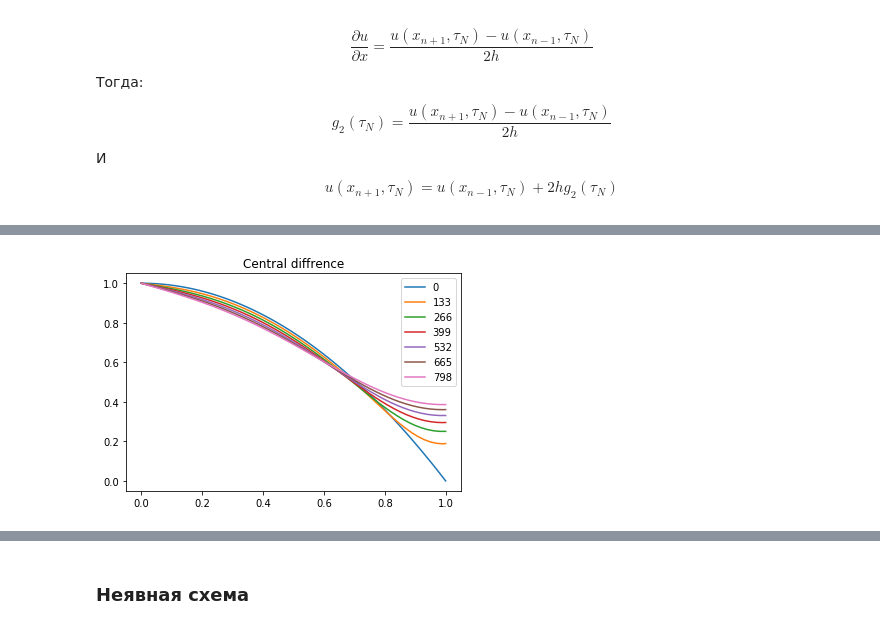
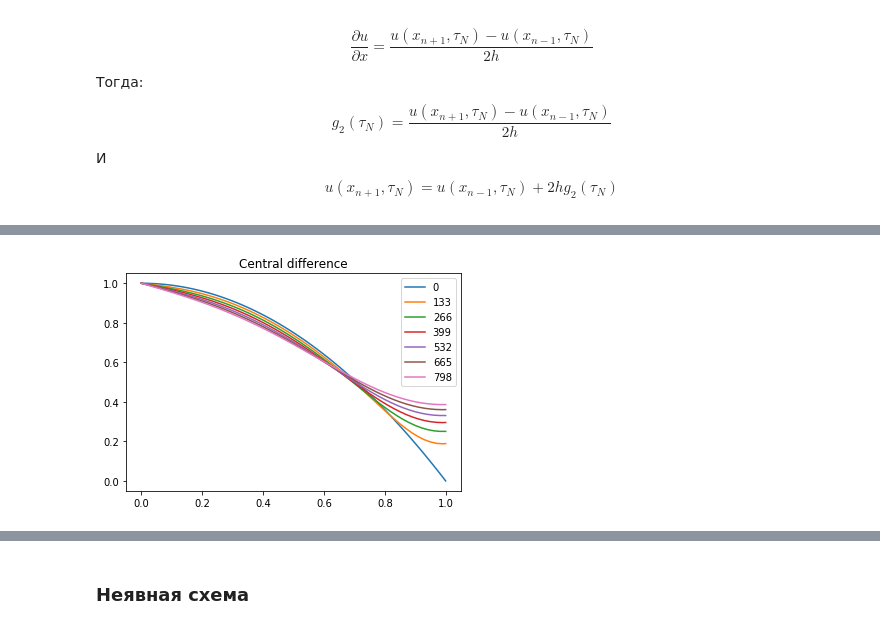
Before and after one commit to kirsider/MChA_5sem, a Jupyter notebook: lab4.ipynb, the cells around one changed output, grey strips where cells are left out. Cells and saved outputs as stored; diff of their text form; code cells hidden in the pictures.

```diff
--- a/lab4.ipynb
+++ b/lab4.ipynb
@@ -104,7 +105,7 @@ X = np.linspace(a, b, NK)
 
 for i in range(0, NT, NT//6):
     plt.plot(X, matrix[i], label=i)
-    plt.title("Left diffrence")
+    plt.title("Left difference")
 plt.legend()
 plt.show()
 # %% [output]
@@ -112,11 +113,11 @@ plt.show()
 # %%
 matrix = solve1c()
 X = np.linspace(a, b, NK)
 
 for i in range(0, NT, NT//6):
     plt.plot(X, matrix[i], label=i)
-    plt.title("Central diffrence")
+    plt.title("Central difference")
 plt.legend()
 plt.show()
 # %% [output]
-[figure, old version]
+[figure, new version]
```
Also changed, not shown: parts of 12 cells of this notebook.
